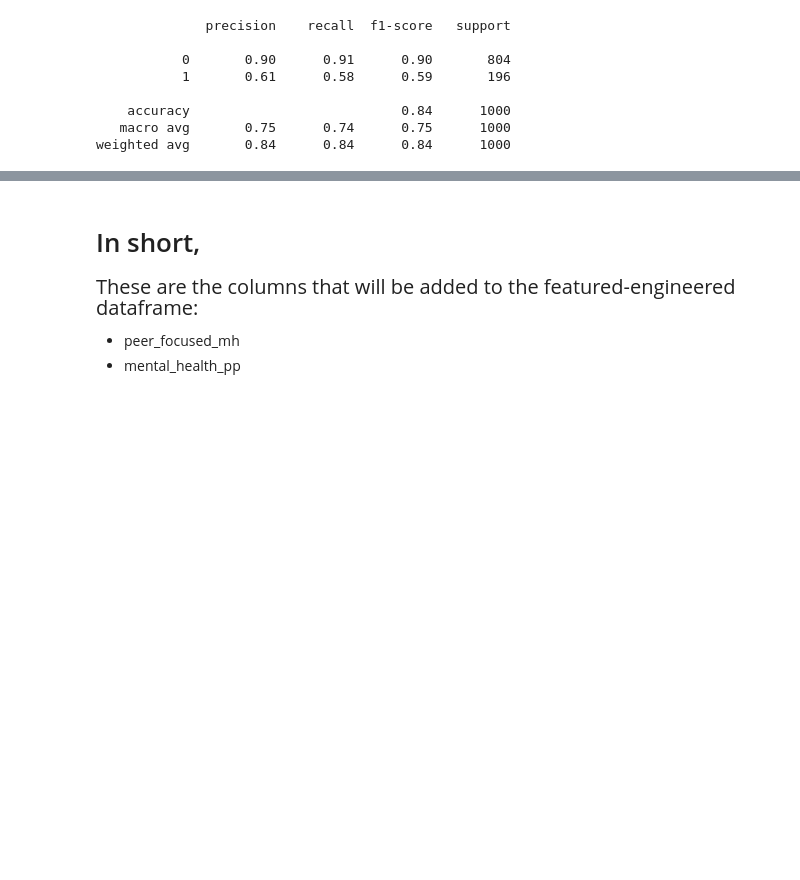
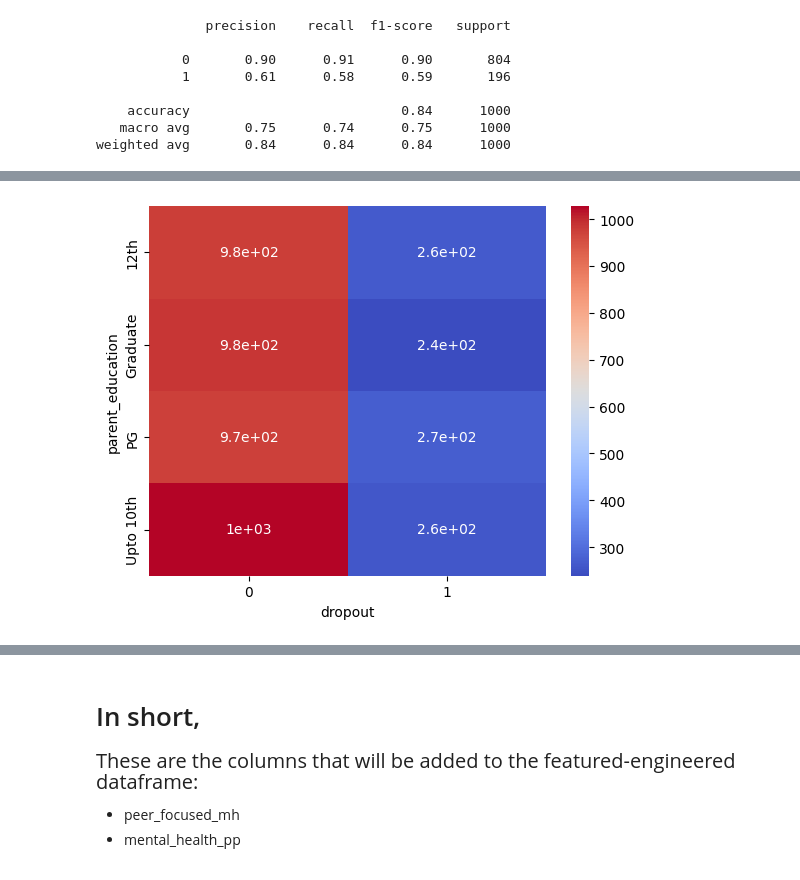
Before and after one commit to Chracker24/JEE_Dropout_ML_Project, a Jupyter notebook: Data Analysis/Feature_Engineering.ipynb, the cells around one changed output, grey strips where cells are left out. Cells and saved outputs as stored; diff of their text form; code cells hidden in the pictures; blank space fills up the shorter version.

```diff
--- a/Data Analysis/Feature_Engineering.ipynb
+++ b/Data Analysis/Feature_Engineering.ipynb
@@ -436,0 +617,5 @@ c:\Users\chrch\AppData\Local\Programs\Python\Python311\python.exe
+# %%
+sns.heatmap(pd.crosstab(jee["parent_education"],jee["dropout"]), annot=True, cmap='coolwarm')
+plt.show()
+# %% [output]
+[figure, added]
```
Also changed, not shown: parts of 64 cells of this notebook, 1 other file.
